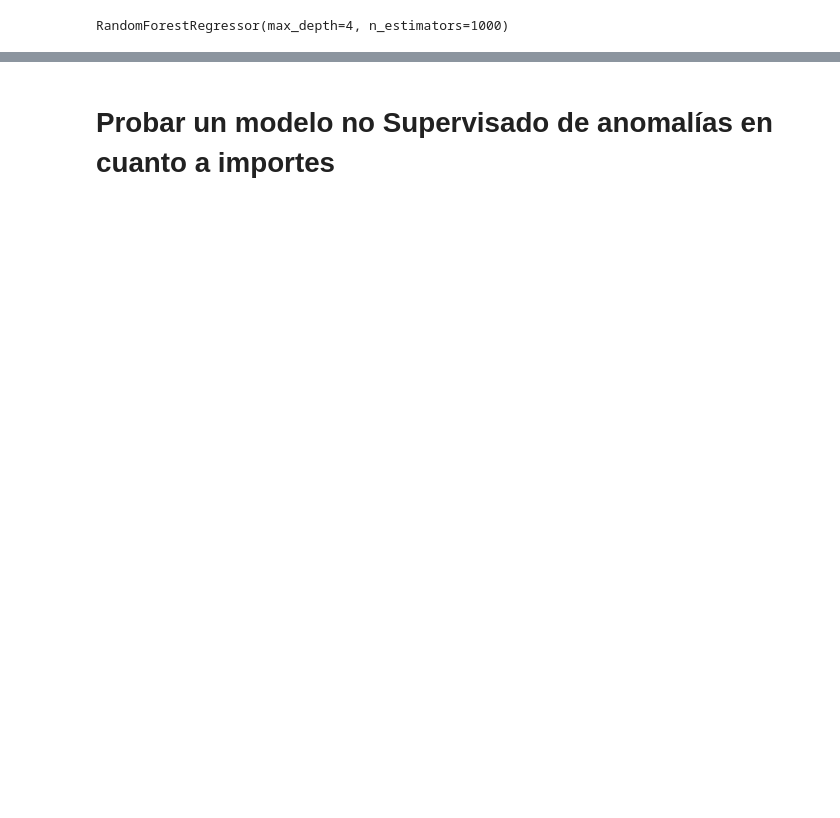
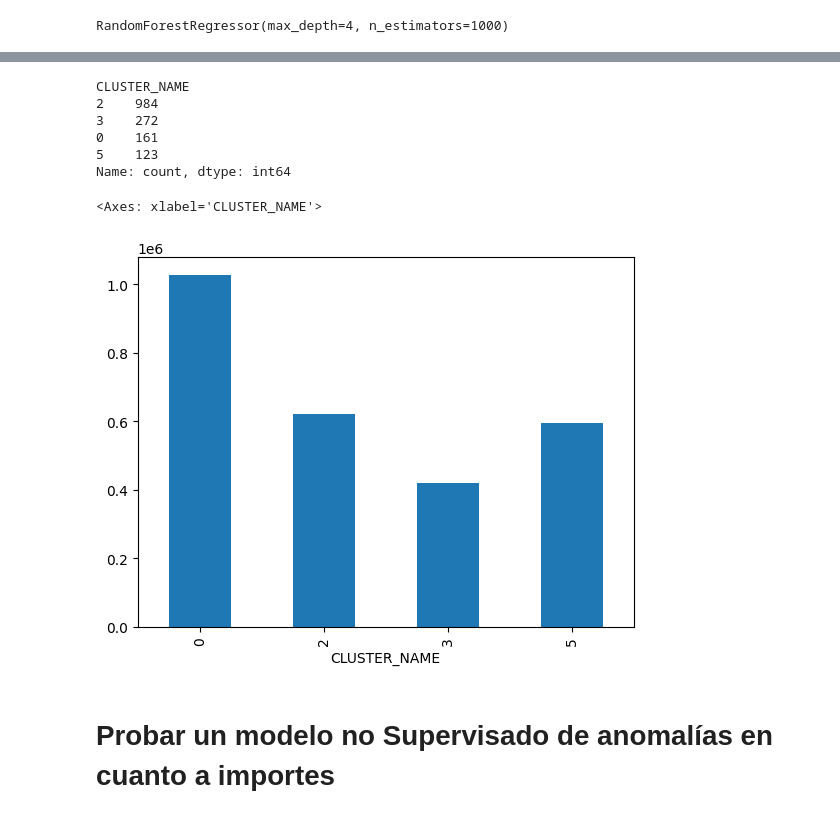
Before and after one commit to electrojam/monterrey, a Jupyter notebook: notebooks/4_modelacion_y_conclusiones.ipynb, the cells around one changed output, grey strips where cells are left out. Drawn from its saved outputs; the diff is of its cells as text; code cells hidden in the pictures; blank space fills up the shorter version.

Commit message:
Machine learning, Modelo no supervisado, clustering

```diff
--- a/notebooks/4_modelacion_y_conclusiones.ipynb
+++ b/notebooks/4_modelacion_y_conclusiones.ipynb
@@ -63,0 +87,3 @@ r2_score(y_test, clf.predict(X_test))
+# %%
+# Construimos el modelo
+lda_model = gensim.models.LdaMulticore(bow_corpus, num_topics=6, id2word=dictionary, passes=10, workers=2)
@@ -63,0 +101,7 @@ r2_score(y_test, clf.predict(X_test))
+# %%
+# creamos función para que asigne a cada nombre su cluster
+def get_max_topic(index):
+    results = lda_model[bow_corpus[index]]
+    return max(lda_model[results], key=lambda x: x[1])[0]
+# %%
+business_cluster = {x: get_max_topic(i) for i, x in enumerate(list(compras_df['BENEFICIARIO'].unique()))}
@@ -63,0 +128,2 @@ r2_score(y_test, clf.predict(X_test))
+# %%
+compras_df['CLUSTER_NAME'] = compras_df['BENEFICIARIO'].apply(lambda x: business_cluster[x])
@@ -64,2 +145,16 @@ r2_score(y_test, clf.predict(X_test))
+# %%
+compras_df['CLUSTER_NAME'].value_counts()
+# %% [output]
+CLUSTER_NAME
+2    984
+3    272
+0    161
+5    123
+Name: count, dtype: int64
+# %%
+compras_df.groupby('CLUSTER_NAME')['IMPORTE'].mean().plot.bar()
+# %% [output]
+<Axes: xlabel='CLUSTER_NAME'>
+[figure, added]
 # %% [markdown]
 # Probar un modelo no Supervisado de anomalías en cuanto a importes
```
Also changed, not shown: parts of 11 cells of this notebook, 1 other file.
